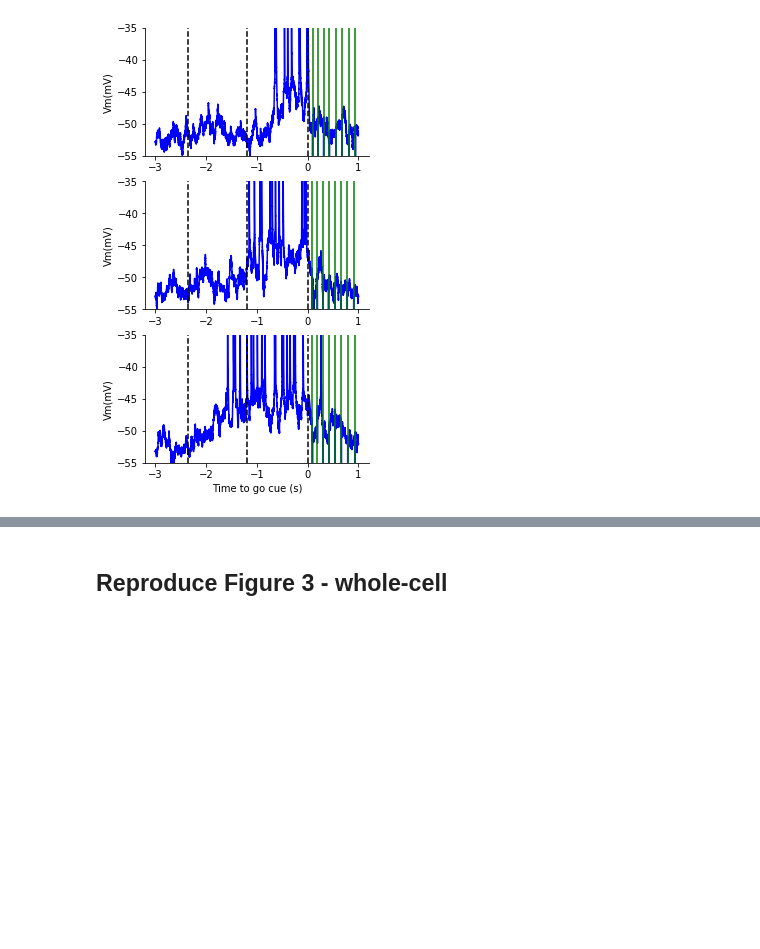
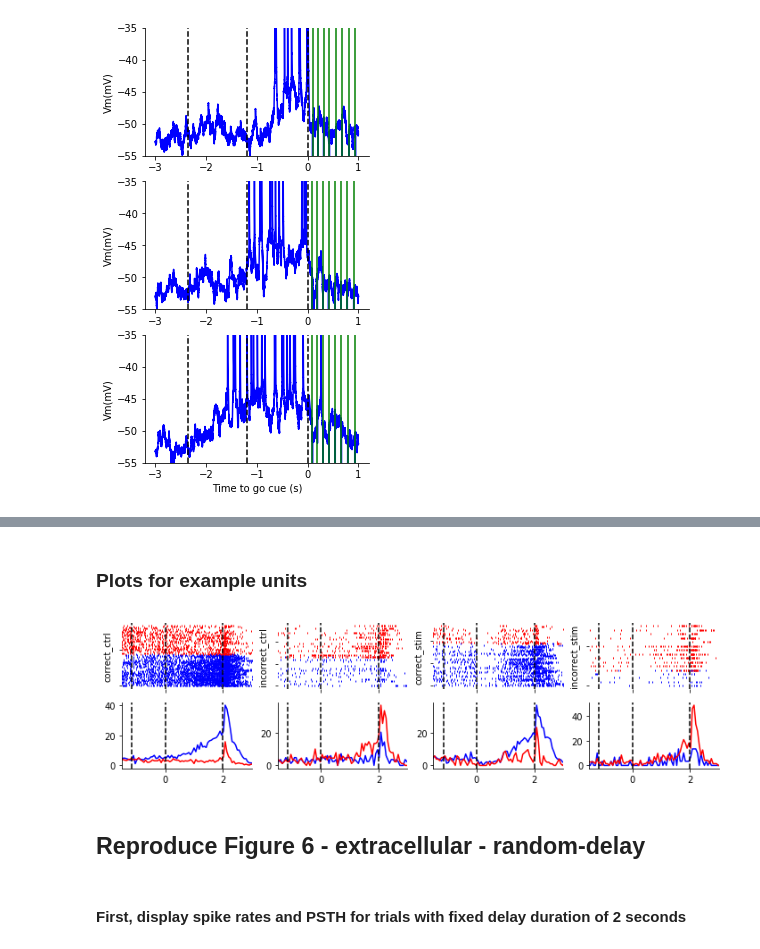
Before and after one commit to vathes/Inagaki-2018, a Jupyter notebook: notebooks/Inagaki-2018-examples.ipynb, the cells around one changed output, grey strips where cells are left out. Saved outputs shown, nothing was run; the diff lists cells and outputs as text; code cells hidden in the pictures; blank space fills up the shorter version.

Commit message:
fix trial seg bugs - finished figure reproduction for both whole cell and extracellular

```diff
--- a/notebooks/Inagaki-2018-examples.ipynb
+++ b/notebooks/Inagaki-2018-examples.ipynb
@@ -120,2 +189,49 @@ axs[-1].set_xlabel('Time to go cue (s)');
+# %% [markdown]
+### Plots for example units
+# %%
+correct_contra_trial_ctrl  = {'trial_type': 'lick right', 'trial_response': 'correct', 'trial_stim_present': False, 'trial_is_good': True}
+correct_contra_trial_stim  = {'trial_type': 'lick right', 'trial_response': 'correct', 'trial_stim_present': True, 'trial_is_good': True}
+incorrect_contra_trial_ctrl  = {'trial_type': 'lick right', 'trial_response': 'incorrect', 'trial_stim_present': False, 'trial_is_good': True}
+incorrect_contra_trial_stim  = {'trial_type': 'lick right', 'trial_response': 'incorrect', 'trial_stim_present': True, 'trial_is_good': True}
+
+correct_ipsi_trial_ctrl  = {'trial_type': 'lick left', 'trial_response': 'correct', 'trial_stim_present': False, 'trial_is_good': True}
+correct_ipsi_trial_stim  = {'trial_type': 'lick left', 'trial_response': 'correct', 'trial_stim_present': True, 'trial_is_good': True}
+incorrect_ipsi_trial_ctrl  = {'trial_type': 'lick left', 'trial_response': 'incorrect', 'trial_stim_present': False, 'trial_is_good': True}
+incorrect_ipsi_trial_stim  = {'trial_type': 'lick left', 'trial_response': 'incorrect', 'trial_stim_present': True, 'trial_is_good': True}
+# %%
+def get_sess_spiketimes(sess_key, unit_num):
+    return dict(correct_ctrl={k: query_unit_segmented_spiketimes(sess_key=sess_key,
+                                                                              unit=unit_num,
+                                                                              trial_key=trial_k,
+                                                                              seg_param_key=seg_param_key)
+                              for k, trial_k in zip(('contra', 'ipsi'), (correct_contra_trial_ctrl, correct_ipsi_trial_ctrl))},
+                incorrect_ctrl={k: query_unit_segmented_spiketimes(sess_key=sess_key,
+                                                                                       unit=unit_num,
+                                                                                       trial_key=trial_k,
+                                                                                       seg_param_key=seg_param_key)
+                                for k, trial_k in zip(('contra', 'ipsi'), (incorrect_contra_trial_ctrl, incorrect_ipsi_trial_ctrl))},
+                correct_stim={k: query_unit_segmented_spiketimes(sess_key=sess_key,
+                                                                              unit=unit_num,
+                                                                              trial_key=trial_k,
+                                                                              seg_param_key=seg_param_key)
+                              for k, trial_k in zip(('contra', 'ipsi'), (correct_contra_trial_stim, correct_ipsi_trial_stim))},
+                incorrect_stim={k: query_unit_segmented_spiketimes(sess_key=sess_key,
+                                                                                unit=unit_num,
+                                                                                trial_key=trial_k,
+                                                                                seg_param_key=seg_param_key)
+                                for k, trial_k in zip(('contra', 'ipsi'), (incorrect_contra_trial_stim, incorrect_ipsi_trial_stim))})
+# %%
+sess_spiketimes = get_sess_spiketimes(sess_key=extracellular.UnitSpikeTimes & {'session_id': 'HI127_031617'},
+                                      unit_num=24)
+# spike raster and histogram - Fig 6d
+bin_counts = 100
+unit_count = len(sess_spiketimes)
+fig6d, axs = plt.subplots(2, unit_count, figsize=(12, 3))
+for ax, k in zip(axs.T, sess_spiketimes.keys()):
+    plot_spike_raster_and_histogram(sess_spiketimes[k]['contra'], sess_spiketimes[k]['ipsi'],
+                                    axes = ax,
+                                    ax_title=k, bin_counts=bin_counts)
+# %% [output]
+[figure, added]
 # %% [markdown]
-## Reproduce Figure 3 - whole-cell
+## Reproduce Figure 6 - extracellular - random-delay
@@ -151,0 +238,2 @@ cell_mps = {cell: {'w_current_injection': {'contra': (intracellular.TrialSegment
+# %% [markdown]
+#### First, display spike rates and PSTH for trials with fixed delay duration of 2 seconds
```
Also changed, not shown: parts of 24 cells of this notebook, 5 other files.
